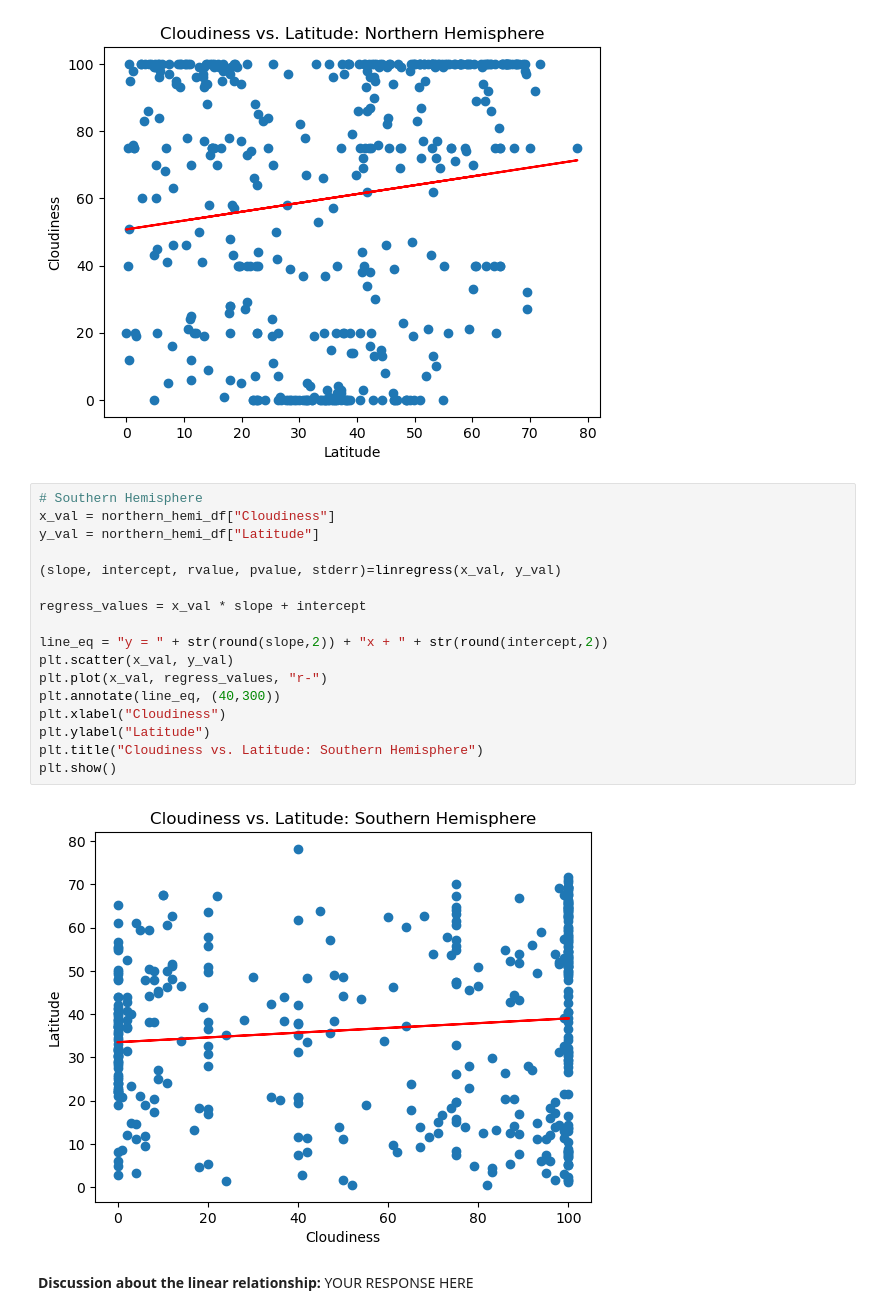
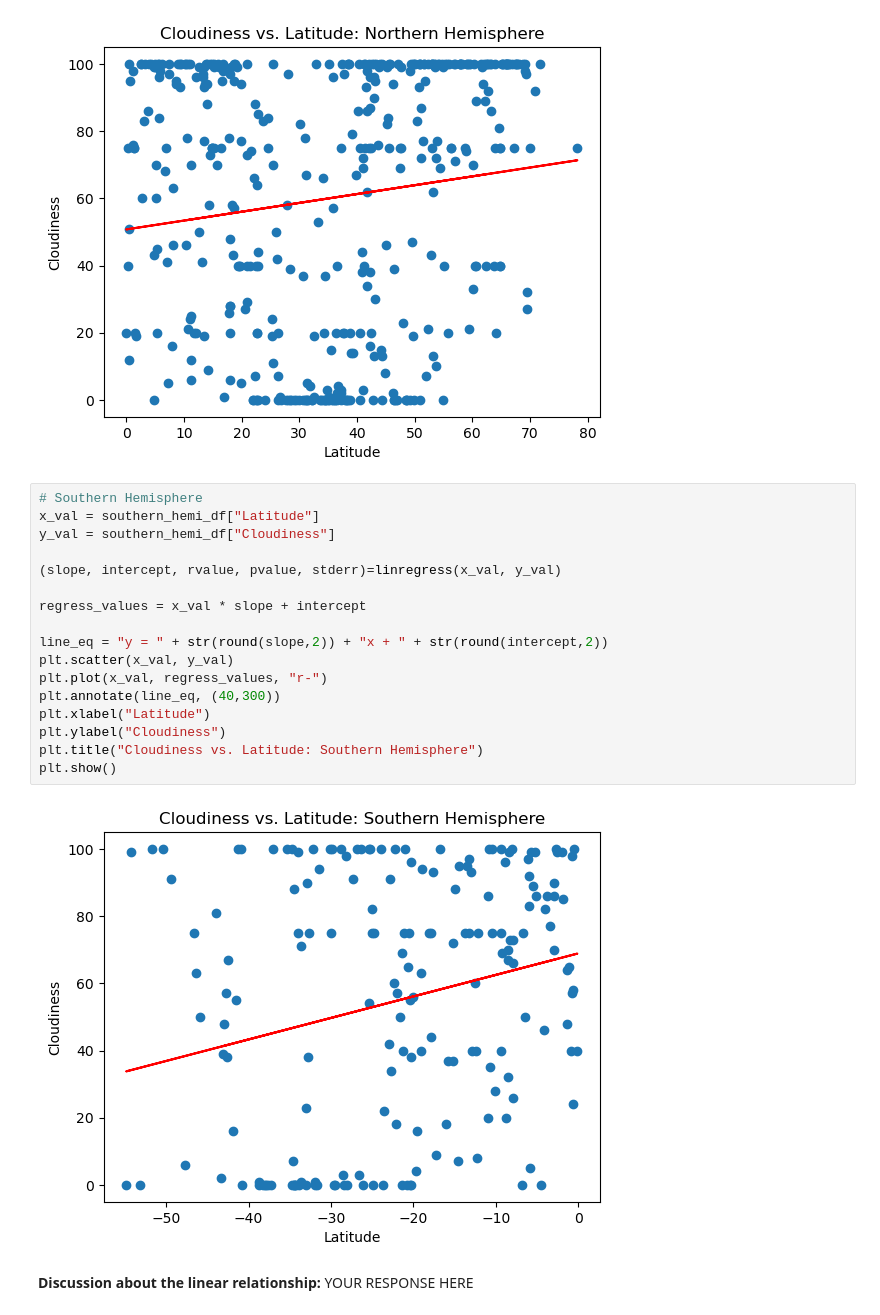
Before and after one commit to alanabianca/python-api-challenge, a Jupyter notebook: WeatherPy/WeatherPy.ipynb, the cells around one changed output. Saved outputs shown, nothing was run; the diff lists cells and outputs as text.

```diff
--- a/WeatherPy/WeatherPy.ipynb
+++ b/WeatherPy/WeatherPy.ipynb
@@ -401,23 +401,23 @@ plt.show()
 [figure]
 # %%
 # Southern Hemisphere
-x_val = northern_hemi_df["Cloudiness"]
-y_val = northern_hemi_df["Latitude"]
+x_val = southern_hemi_df["Latitude"]
+y_val = southern_hemi_df["Cloudiness"]
 
 (slope, intercept, rvalue, pvalue, stderr)=linregress(x_val, y_val)
 
 regress_values = x_val * slope + intercept
 
 line_eq = "y = " + str(round(slope,2)) + "x + " + str(round(intercept,2))
 plt.scatter(x_val, y_val)
 plt.plot(x_val, regress_values, "r-")
 plt.annotate(line_eq, (40,300))
-plt.xlabel("Cloudiness")
-plt.ylabel("Latitude")
+plt.xlabel("Latitude")
+plt.ylabel("Cloudiness")
 plt.title("Cloudiness vs. Latitude: Southern Hemisphere")
 plt.show()
 # %% [output]
-[figure, old version]
+[figure, new version]
 # %% [markdown]
 **Discussion about the linear relationship:** YOUR RESPONSE HERE
 # %% [markdown]
```
Also changed, not shown: parts of 18 cells of this notebook, 5 other files.
